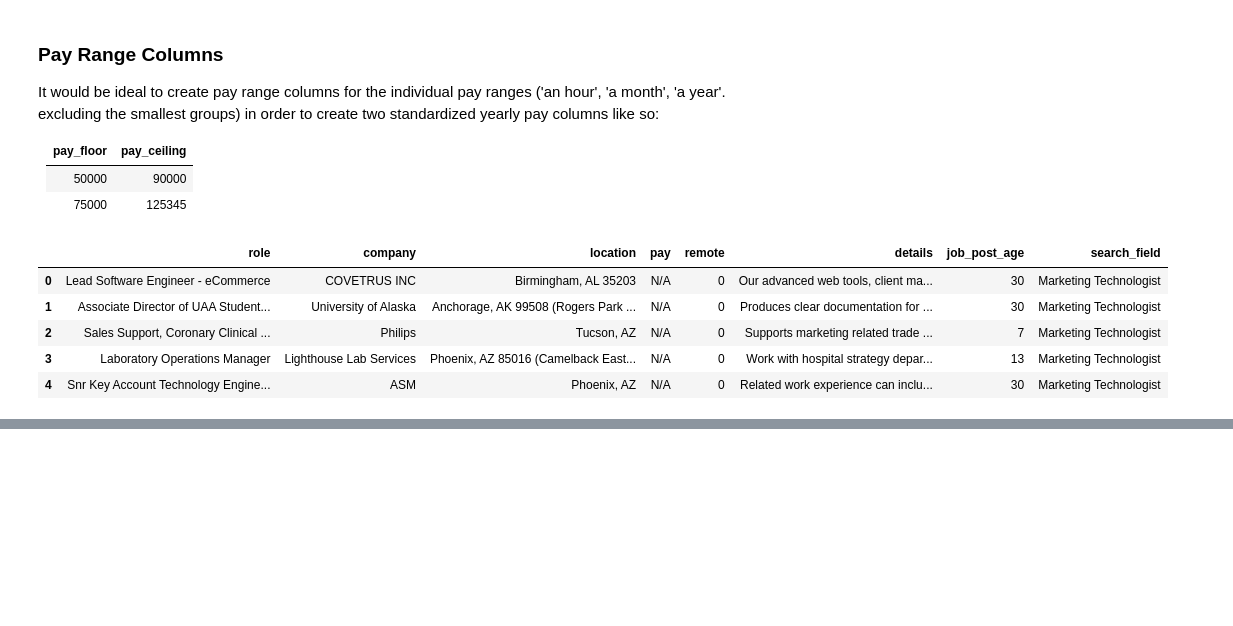
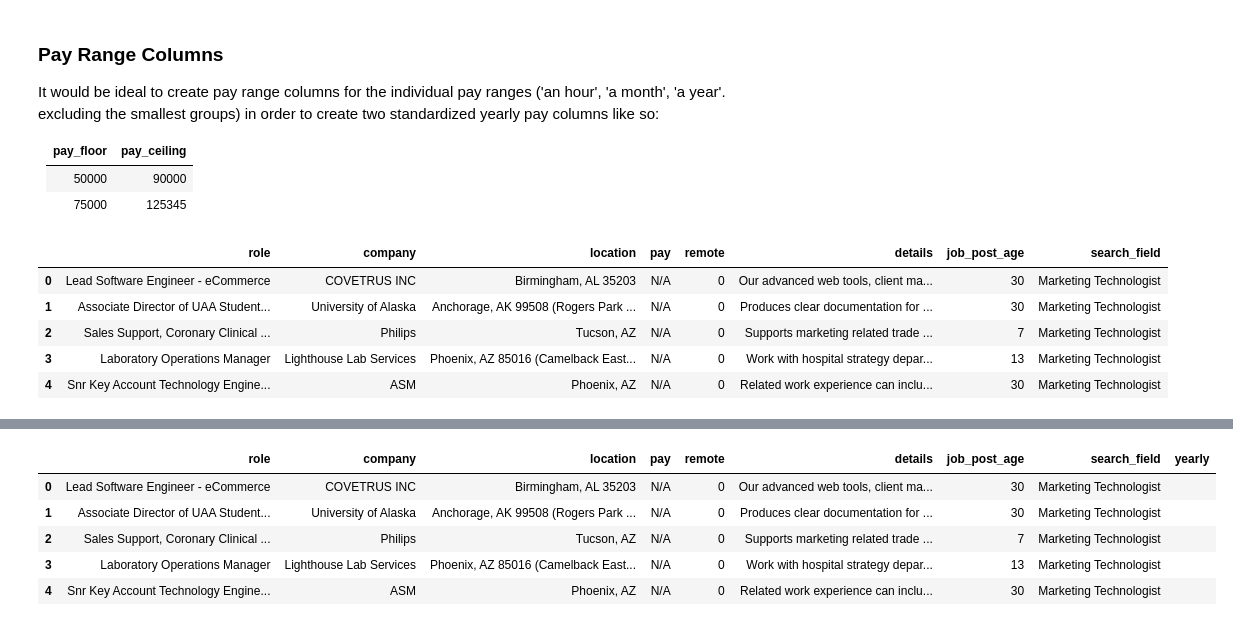
Before and after one commit to jose-marquez89/tech-job-landscape, a Jupyter notebook: python_scrape/jobs_explore.ipynb, the cells around one changed output, grey strips where cells are left out. Saved outputs shown, nothing was run; the diff lists cells and outputs as text; code cells hidden in the pictures; blank space fills up the shorter version.

```diff
--- a/python_scrape/jobs_explore.ipynb
+++ b/python_scrape/jobs_explore.ipynb
@@ -191 +191,12 @@ N/A                      226711
 Name: yearly, Length: 5082, dtype: int64
+# %%
+# remove 'a year' from yearly column
+jobs['yearly'] = jobs['yearly'].str.replace('[^0-9\-]', '')
+jobs.head()
+# %% [output]
+|  | role | company | location | pay | remote | details | job_post_age | search_field | yearly |
+| 0 | Lead Software Engineer - eCommerce | COVETRUS INC | Birmingham, AL 35203 | N/A | 0 | Our advanced web tools, client ma... | 30 | Marketing Technologist |  |
+| 1 | Associate Director of UAA Student... | University of Alaska | Anchorage, AK 99508 (Rogers Park ... | N/A | 0 | Produces clear documentation for ... | 30 | Marketing Technologist |  |
+| 2 | Sales Support, Coronary Clinical ... | Philips | Tucson, AZ | N/A | 0 | Supports marketing related trade ... | 7 | Marketing Technologist |  |
+| 3 | Laboratory Operations Manager | Lighthouse Lab Services | Phoenix, AZ 85016 (Camelback East... | N/A | 0 | Work with hospital strategy depar... | 13 | Marketing Technologist |  |
+| 4 | Snr Key Account Technology Engine... | ASM | Phoenix, AZ | N/A | 0 | Related work experience can inclu... | 30 | Marketing Technologist |  |
```
Also changed, not shown: parts of 5 cells of this notebook.
